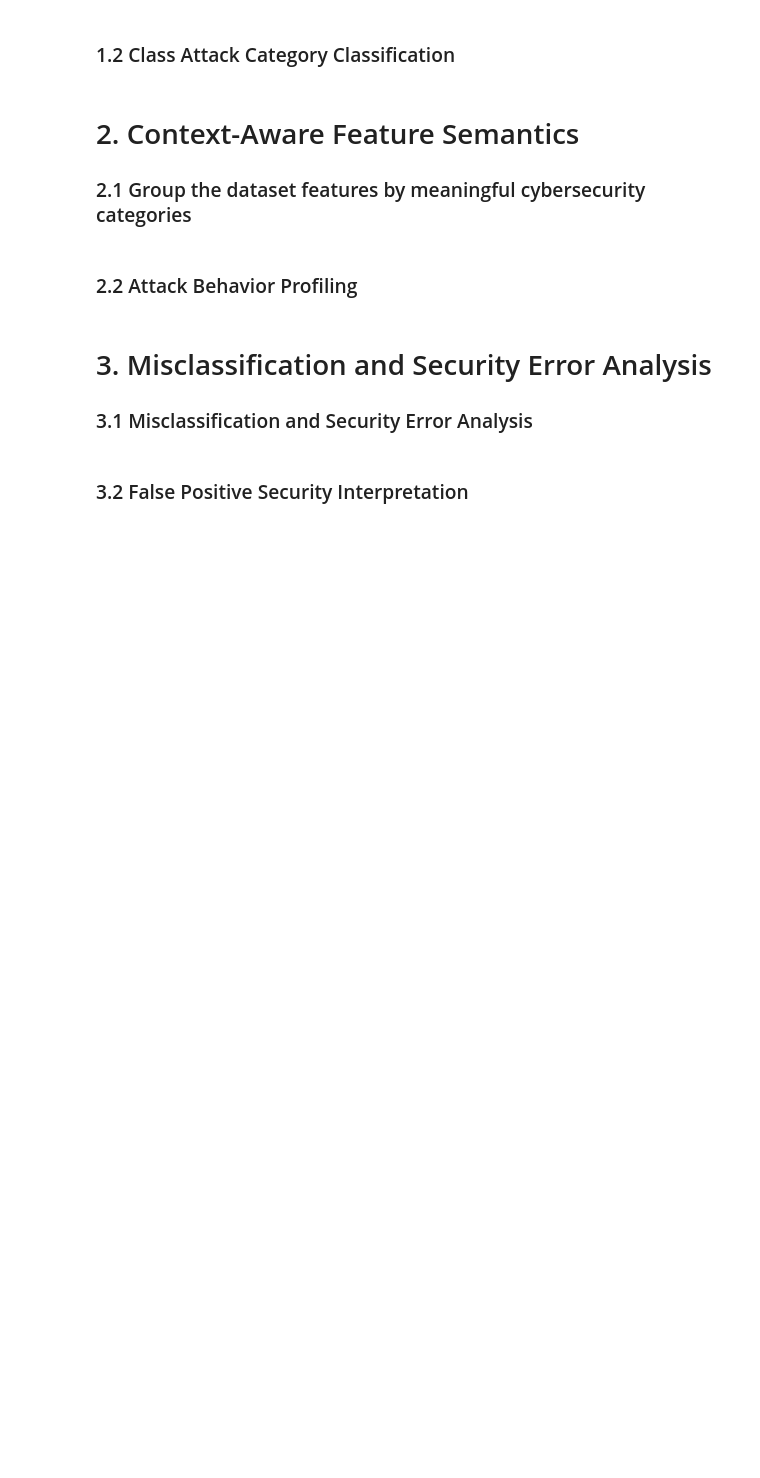
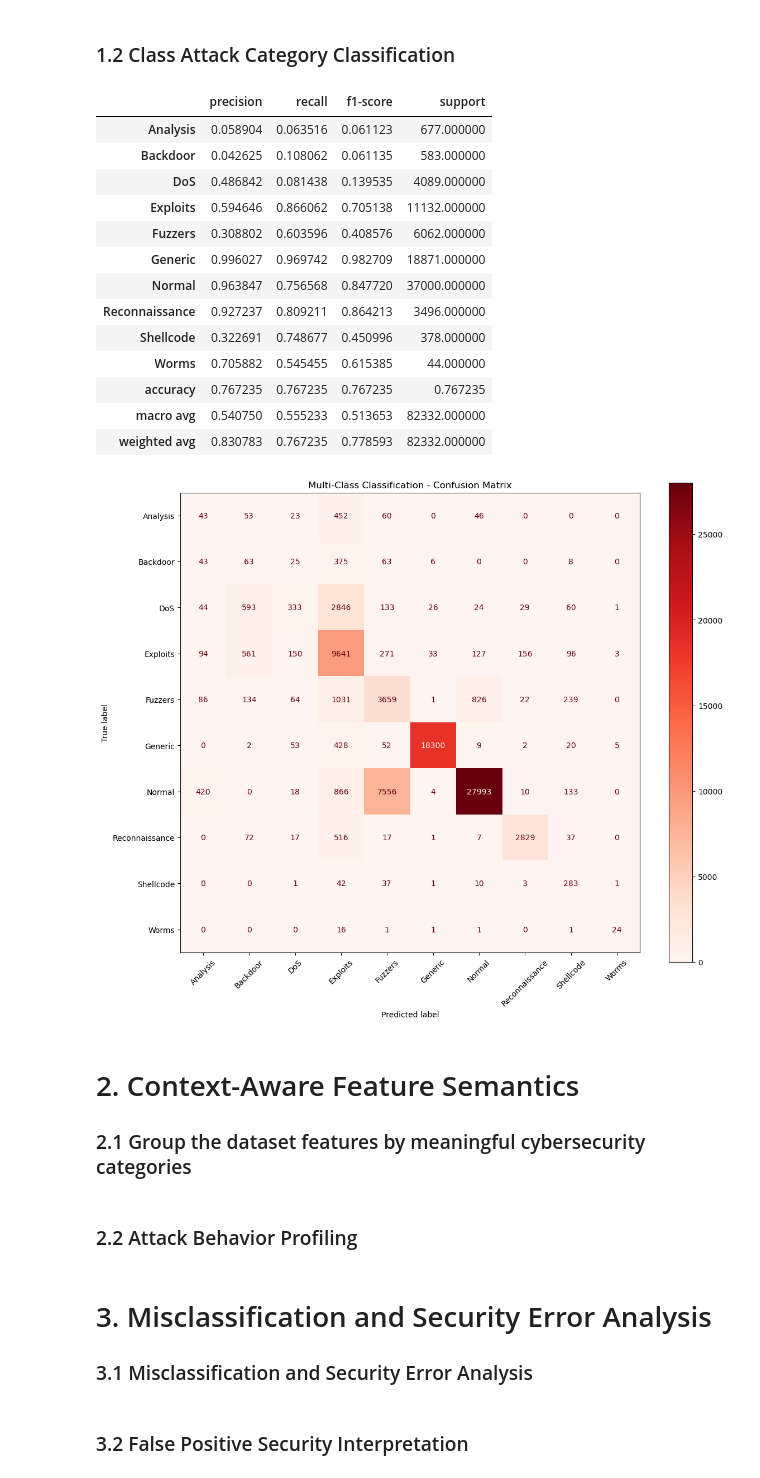
Before and after one commit to ANKOI12/INF6422E---Advanced-Concepts-in-Computer-Security, a Jupyter notebook: Lab 4/Notebook - Lab 4 - INF6422E - 2487137 - 2421549.ipynb, the cells around one changed output. Cells and saved outputs as stored; diff of their text form; code cells hidden in the pictures; blank space fills up the shorter version.

```diff
--- a/Lab 4/Notebook - Lab 4 - INF6422E - 2487137 - 2421549.ipynb
+++ b/Lab 4/Notebook - Lab 4 - INF6422E - 2487137 - 2421549.ipynb
@@ -147,6 +149,56 @@ False Negative Rate (FNR): 0.0125
 # %% [markdown]
 
 ### 1.2 Class Attack Category Classification
+# %%
+# --- 1.2 Multi-Class Attack Category Classification ---
+
+X_train_mc = train_df.drop(columns=drop_cols)
+y_train_mc = train_df['attack_cat']
+X_test_mc = test_df.drop(columns=drop_cols)
+y_test_mc = test_df['attack_cat']
+
+attack_names = label_encoders['attack_cat'].classes_
+
+bst_mc = XGBClassifier(
+    n_estimators=100,
+    max_depth=6,
+    learning_rate=0.1,
+    objective='multi:softmax',
+    num_class=len(attack_names),
+    eval_metric='mlogloss'
+)
+bst_mc.fit(X_train_mc, y_train_mc)
+
+preds_mc = bst_mc.predict(X_test_mc)
+
+# Per-class Recall and F1-score
+report_mc = classification_report(y_test_mc, preds_mc, target_names=attack_names, output_dict=True)
+report_mc_df = pd.DataFrame(report_mc).transpose()
+display(report_mc_df)
+
+# Multi-class Confusion Matrix
+cm_mc = confusion_matrix(y_test_mc, preds_mc)
+fig, ax = plt.subplots(figsize=(12, 10))
+ConfusionMatrixDisplay(cm_mc, display_labels=attack_names).plot(cmap='Reds', ax=ax, xticks_rotation=45)
+plt.title("Multi-Class Classification - Confusion Matrix")
+plt.tight_layout()
+plt.show()
+# %% [output]
+|  | precision | recall | f1-score | support |
+| Analysis | 0.058904 | 0.063516 | 0.061123 | 677.000000 |
+| Backdoor | 0.042625 | 0.108062 | 0.061135 | 583.000000 |
+| DoS | 0.486842 | 0.081438 | 0.139535 | 4089.000000 |
+| Exploits | 0.594646 | 0.866062 | 0.705138 | 11132.000000 |
+| Fuzzers | 0.308802 | 0.603596 | 0.408576 | 6062.000000 |
+| Generic | 0.996027 | 0.969742 | 0.982709 | 18871.000000 |
+| Normal | 0.963847 | 0.756568 | 0.847720 | 37000.000000 |
+| Reconnaissance | 0.927237 | 0.809211 | 0.864213 | 3496.000000 |
+| Shellcode | 0.322691 | 0.748677 | 0.450996 | 378.000000 |
+| Worms | 0.705882 | 0.545455 | 0.615385 | 44.000000 |
+| accuracy | 0.767235 | 0.767235 | 0.767235 | 0.767235 |
+| macro avg | 0.540750 | 0.555233 | 0.513653 | 82332.000000 |
+| weighted avg | 0.830783 | 0.767235 | 0.778593 | 82332.000000 |
+[figure, added]
 # %% [markdown]
 # 2. Context-Aware Feature Semantics
 
```
Also changed, not shown: parts of 3 cells of this notebook.
